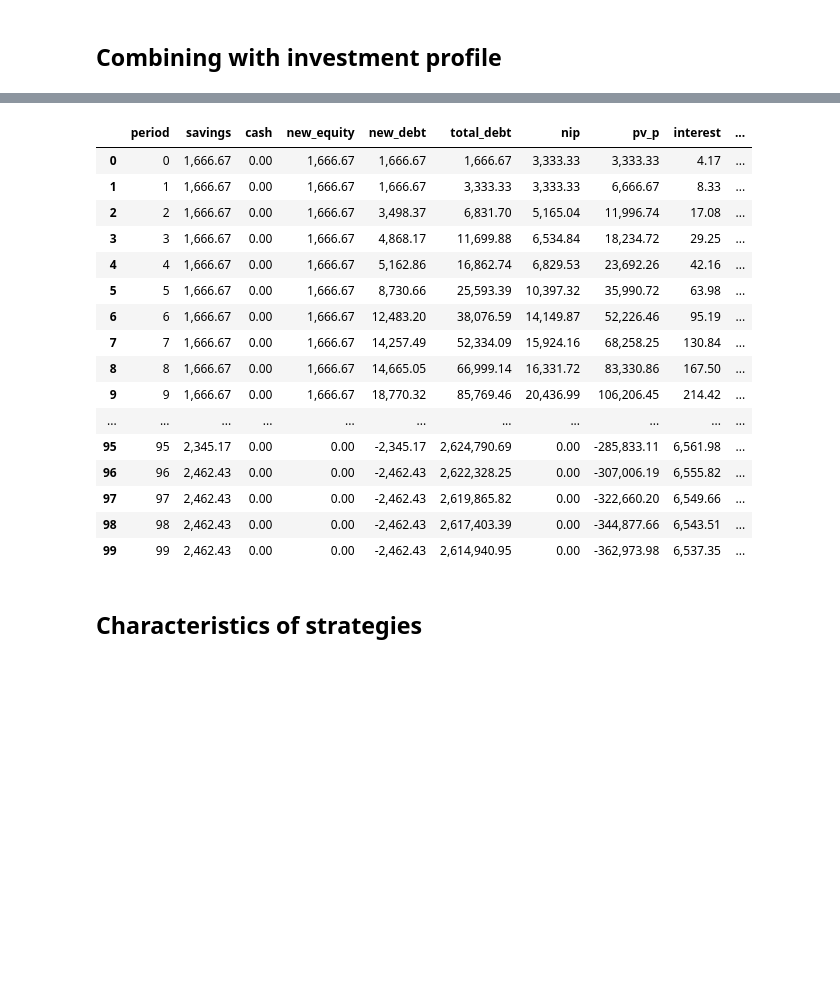
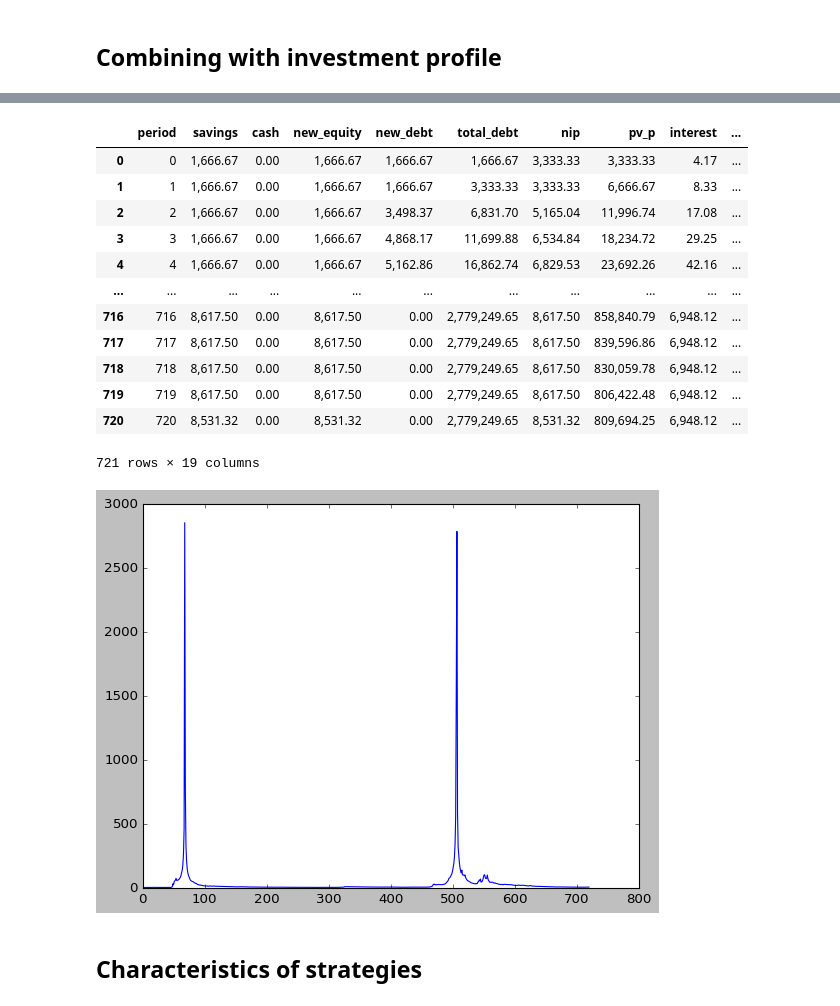
Before and after one commit to neriksen/applied_finance, a Jupyter notebook: portfolio_return.ipynb, the cells around one changed output, grey strips where cells are left out. Saved outputs shown, nothing was run; the diff lists cells and outputs as text; code cells hidden in the pictures; blank space fills up the shorter version.

```diff
--- a/portfolio_return.ipynb
+++ b/portfolio_return.ipynb
@@ -25,7 +25,11 @@ def determine_investment(phase, pv_u, tv_u, s, td, pi_rf, dst, g):
     # returns cash, new_equity, new_debt
 
     if phase == 1:
-        new_debt = min(max(g*s, g*(pv_u-td)), dst-pv_u-s)
+        # Check if gearing cap has been reached
+        if td > tv_u:
+            new_debt = 0
+        else:
+            new_debt = min(max(g*s, g*(pv_u-td)), dst-pv_u-s)
         return 0, s, new_debt
 
     if phase == 2:
@@ -81,7 +85,7 @@ def calculate_return(savings, market_returns, gearing_cap, pi_rf, pi_rm, rf, rm)
     ses = savings.sum()     # Possibly add more sophisticated discounting
     ist = pi_rm*ses
     columns = ['period', 'savings', 'cash', 'new_equity', 'new_debt', 'total_debt', 'nip', 'pv_p',
-               'interest', 'market_returns', 'pv_u', 'tv_u', 'dst', 'phase', 'pi_hat', 'ses']
+               'interest', 'market_returns', 'pv_u', 'tv_u', 'dst', 'phase', 'pi_hat', 'ses', 'g_hat']
 
     pp = pd.DataFrame(np.empty((len(savings), len(columns))), columns = columns)
 
@@ -137,6 +141,8 @@ def calculate_return(savings, market_returns, gearing_cap, pi_rf, pi_rm, rf, rm)
         pp.loc[i, 'dst'] = max(pp.loc[i, 'tv_u']*target_pi, ist)  # Moving stock target
         #pp.loc[i, 'dst'] = max(pp.loc[i-1, 'dst'], max(pp.loc[i, 'tv_u']*target_pi, ist))  # Locked stock target at highest previous position
 
+    pp['g_hat'] = pp['total_debt']/pp['tv_u'].abs()
+
     return pp
 # %%
 def calculate100return(savings, market_returns):
@@ -251,24 +262,21 @@ ax.legend(vars_to_plot, loc = 'upper left', frameon=False)
 # %%
-#plt.plot(port['new_equity'])
-port.head(100)
+plt.plot(port['g_hat'])
+port
 # %% [output]
 |  | period | savings | cash | new_equity | new_debt | total_debt | nip | pv_p | interest | ... |
 | 0 | 0 | 1,666.67 | 0.00 | 1,666.67 | 1,666.67 | 1,666.67 | 3,333.33 | 3,333.33 | 4.17 | ... |
 | 1 | 1 | 1,666.67 | 0.00 | 1,666.67 | 1,666.67 | 3,333.33 | 3,333.33 | 6,666.67 | 8.33 | ... |
 | 2 | 2 | 1,666.67 | 0.00 | 1,666.67 | 3,498.37 | 6,831.70 | 5,165.04 | 11,996.74 | 17.08 | ... |
 | 3 | 3 | 1,666.67 | 0.00 | 1,666.67 | 4,868.17 | 11,699.88 | 6,534.84 | 18,234.72 | 29.25 | ... |
 | 4 | 4 | 1,666.67 | 0.00 | 1,666.67 | 5,162.86 | 16,862.74 | 6,829.53 | 23,692.26 | 42.16 | ... |
-| 5 | 5 | 1,666.67 | 0.00 | 1,666.67 | 8,730.66 | 25,593.39 | 10,397.32 | 35,990.72 | 63.98 | ... |
-| 6 | 6 | 1,666.67 | 0.00 | 1,666.67 | 12,483.20 | 38,076.59 | 14,149.87 | 52,226.46 | 95.19 | ... |
-| 7 | 7 | 1,666.67 | 0.00 | 1,666.67 | 14,257.49 | 52,334.09 | 15,924.16 | 68,258.25 | 130.84 | ... |
-| 8 | 8 | 1,666.67 | 0.00 | 1,666.67 | 14,665.05 | 66,999.14 | 16,331.72 | 83,330.86 | 167.50 | ... |
-| 9 | 9 | 1,666.67 | 0.00 | 1,666.67 | 18,770.32 | 85,769.46 | 20,436.99 | 106,206.45 | 214.42 | ... |
 | ... | ... | ... | ... | ... | ... | ... | ... | ... | ... | ... |
-| 95 | 95 | 2,345.17 | 0.00 | 0.00 | -2,345.17 | 2,624,790.69 | 0.00 | -285,833.11 | 6,561.98 | ... |
-| 96 | 96 | 2,462.43 | 0.00 | 0.00 | -2,462.43 | 2,622,328.25 | 0.00 | -307,006.19 | 6,555.82 | ... |
-| 97 | 97 | 2,462.43 | 0.00 | 0.00 | -2,462.43 | 2,619,865.82 | 0.00 | -322,660.20 | 6,549.66 | ... |
-| 98 | 98 | 2,462.43 | 0.00 | 0.00 | -2,462.43 | 2,617,403.39 | 0.00 | -344,877.66 | 6,543.51 | ... |
-| 99 | 99 | 2,462.43 | 0.00 | 0.00 | -2,462.43 | 2,614,940.95 | 0.00 | -362,973.98 | 6,537.35 | ... |
+| 716 | 716 | 8,617.50 | 0.00 | 8,617.50 | 0.00 | 2,779,249.65 | 8,617.50 | 858,840.79 | 6,948.12 | ... |
+| 717 | 717 | 8,617.50 | 0.00 | 8,617.50 | 0.00 | 2,779,249.65 | 8,617.50 | 839,596.86 | 6,948.12 | ... |
+| 718 | 718 | 8,617.50 | 0.00 | 8,617.50 | 0.00 | 2,779,249.65 | 8,617.50 | 830,059.78 | 6,948.12 | ... |
+| 719 | 719 | 8,617.50 | 0.00 | 8,617.50 | 0.00 | 2,779,249.65 | 8,617.50 | 806,422.48 | 6,948.12 | ... |
+| 720 | 720 | 8,531.32 | 0.00 | 8,531.32 | 0.00 | 2,779,249.65 | 8,531.32 | 809,694.25 | 6,948.12 | ... |
+721 rows × 19 columns
+[figure, added]
 # %% [markdown]
 ## Characteristics of strategies
 # %%
```
Also changed, not shown: parts of 2 cells of this notebook, 1 other file.
